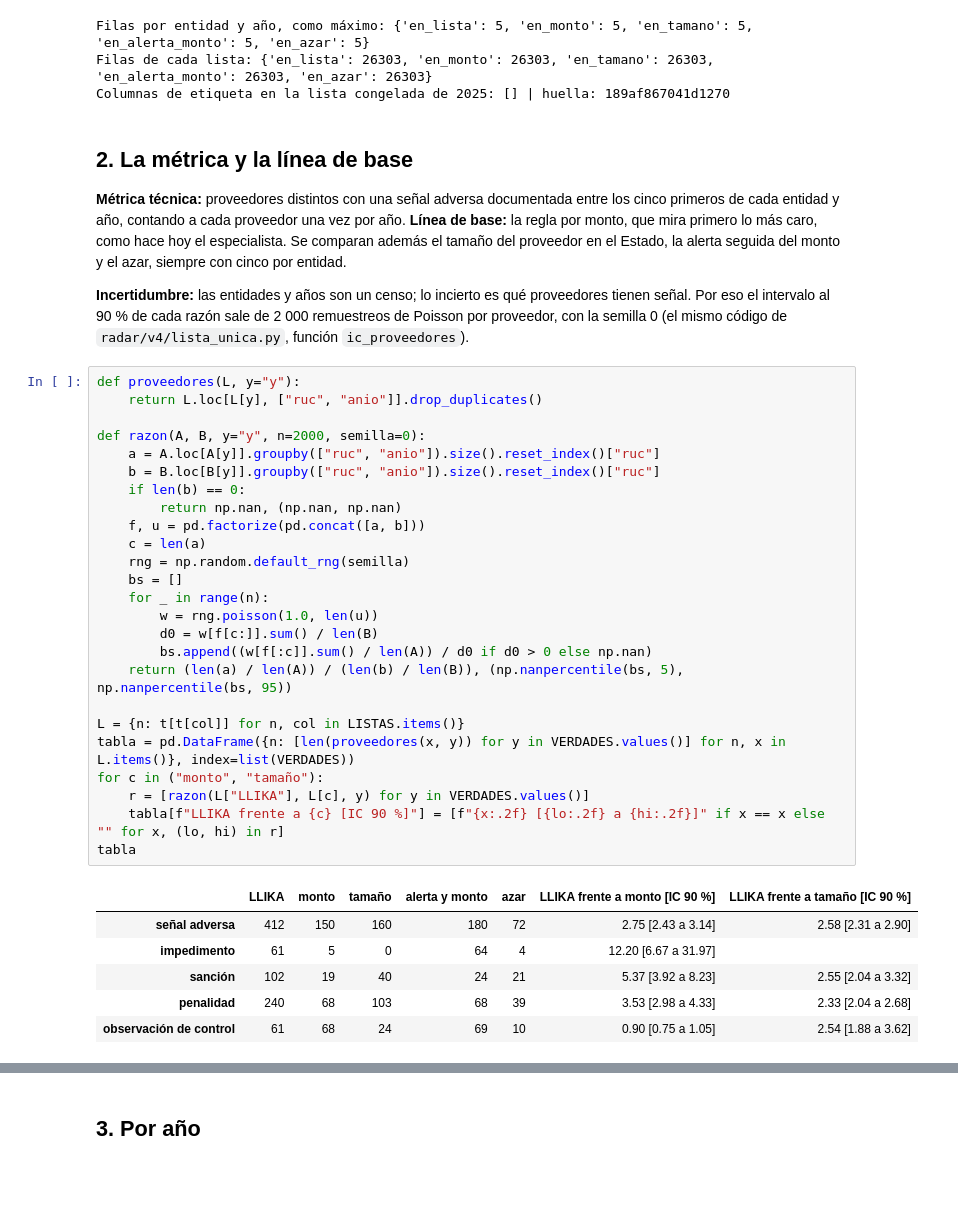
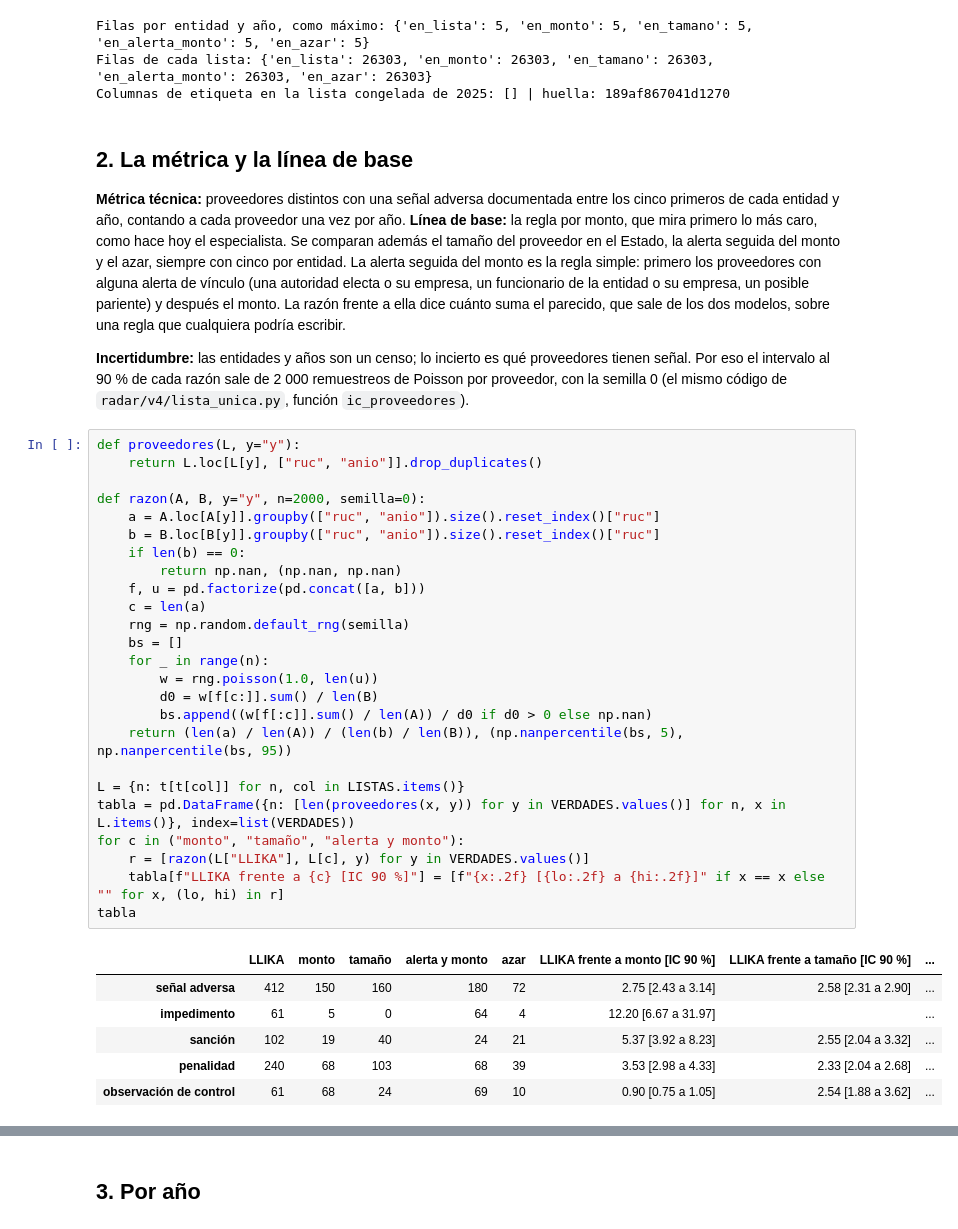
Before and after one commit to PedroCasaverde/llika-radar, a Jupyter notebook: notebooks/evaluacion_v0.ipynb, the cells around one changed output, grey strips where cells are left out. Saved outputs shown, nothing was run; the diff lists cells and outputs as text; blank space fills up the shorter version.

```diff
--- a/notebooks/evaluacion_v0.ipynb
+++ b/notebooks/evaluacion_v0.ipynb
@@ -88,41 +88,41 @@ Columnas de etiqueta en la lista congelada de 2025: [] | huella: 189af867041d127
 # %% [markdown]
 ## 2. La métrica y la línea de base
 
-**Métrica técnica:** proveedores distintos con una señal adversa documentada entre los cinco primeros de cada entidad y año, contando a cada proveedor una vez por año. **Línea de base:** la regla por monto, que mira primero lo más caro, como hace hoy el especialista. Se comparan además el tamaño del proveedor en el Estado, la alerta seguida del monto y el azar, siempre con cinco por entidad.
+**Métrica técnica:** proveedores distintos con una señal adversa documentada entre los cinco primeros de cada entidad y año, contando a cada proveedor una vez por año. **Línea de base:** la regla por monto, que mira primero lo más caro, como hace hoy el especialista. Se comparan además el tamaño del proveedor en el Estado, la alerta seguida del monto y el azar, siempre con cinco por entidad. La alerta seguida del monto es la regla simple: primero los proveedores con alguna alerta de vínculo (una autoridad electa o su empresa, un funcionario de la entidad o su empresa, un posible pariente) y después el monto. La razón frente a ella dice cuánto suma el parecido, que sale de los dos modelos, sobre una regla que cualquiera podría escribir.
 
 **Incertidumbre:** las entidades y años son un censo; lo incierto es qué proveedores tienen señal. Por eso el intervalo al 90 % de cada razón sale de 2 000 remuestreos de Poisson por proveedor, con la semilla 0 (el mismo código de `radar/v4/lista_unica.py`, función `ic_proveedores`).
 # %%
 def proveedores(L, y="y"):
     return L.loc[L[y], ["ruc", "anio"]].drop_duplicates()
 
 def razon(A, B, y="y", n=2000, semilla=0):
     a = A.loc[A[y]].groupby(["ruc", "anio"]).size().reset_index()["ruc"]
     b = B.loc[B[y]].groupby(["ruc", "anio"]).size().reset_index()["ruc"]
     if len(b) == 0:
         return np.nan, (np.nan, np.nan)
     f, u = pd.factorize(pd.concat([a, b]))
     c = len(a)
     rng = np.random.default_rng(semilla)
     bs = []
     for _ in range(n):
         w = rng.poisson(1.0, len(u))
         d0 = w[f[c:]].sum() / len(B)
         bs.append((w[f[:c]].sum() / len(A)) / d0 if d0 > 0 else np.nan)
     return (len(a) / len(A)) / (len(b) / len(B)), (np.nanpercentile(bs, 5), np.nanpercentile(bs, 95))
 
 L = {n: t[t[col]] for n, col in LISTAS.items()}
 tabla = pd.DataFrame({n: [len(proveedores(x, y)) for y in VERDADES.values()] for n, x in L.items()}, index=list(VERDADES))
-for c in ("monto", "tamaño"):
+for c in ("monto", "tamaño", "alerta y monto"):
     r = [razon(L["LLIKA"], L[c], y) for y in VERDADES.values()]
     tabla[f"LLIKA frente a {c} [IC 90 %]"] = [f"{x:.2f} [{lo:.2f} a {hi:.2f}]" if x == x else "" for x, (lo, hi) in r]
 tabla
 # %% [output]
-|  | LLIKA | monto | tamaño | alerta y monto | azar | LLIKA frente a monto [IC 90 %] | LLIKA frente a tamaño [IC 90 %] |
-| señal adversa | 412 | 150 | 160 | 180 | 72 | 2.75 [2.43 a 3.14] | 2.58 [2.31 a 2.90] |
-| impedimento | 61 | 5 | 0 | 64 | 4 | 12.20 [6.67 a 31.97] |  |
-| sanción | 102 | 19 | 40 | 24 | 21 | 5.37 [3.92 a 8.23] | 2.55 [2.04 a 3.32] |
-| penalidad | 240 | 68 | 103 | 68 | 39 | 3.53 [2.98 a 4.33] | 2.33 [2.04 a 2.68] |
-| observación de control | 61 | 68 | 24 | 69 | 10 | 0.90 [0.75 a 1.05] | 2.54 [1.88 a 3.62] |
+|  | LLIKA | monto | tamaño | alerta y monto | azar | LLIKA frente a monto [IC 90 %] | LLIKA frente a tamaño [IC 90 %] | ... |
+| señal adversa | 412 | 150 | 160 | 180 | 72 | 2.75 [2.43 a 3.14] | 2.58 [2.31 a 2.90] | ... |
+| impedimento | 61 | 5 | 0 | 64 | 4 | 12.20 [6.67 a 31.97] |  | ... |
+| sanción | 102 | 19 | 40 | 24 | 21 | 5.37 [3.92 a 8.23] | 2.55 [2.04 a 3.32] | ... |
+| penalidad | 240 | 68 | 103 | 68 | 39 | 3.53 [2.98 a 4.33] | 2.33 [2.04 a 2.68] | ... |
+| observación de control | 61 | 68 | 24 | 69 | 10 | 0.90 [0.75 a 1.05] | 2.54 [1.88 a 3.62] | ... |
 # %%
 guardada = json.loads((SAL / "segunda_medicion.json").read_text(encoding="utf-8"))
 nombres = {"LLIKA": "lista única", "monto": "monto", "tamaño": "tamaño", "alerta y monto": "alerta y monto", "azar": "azar"}
```
Also changed, not shown: parts of 2 cells of this notebook, 21 other files.
